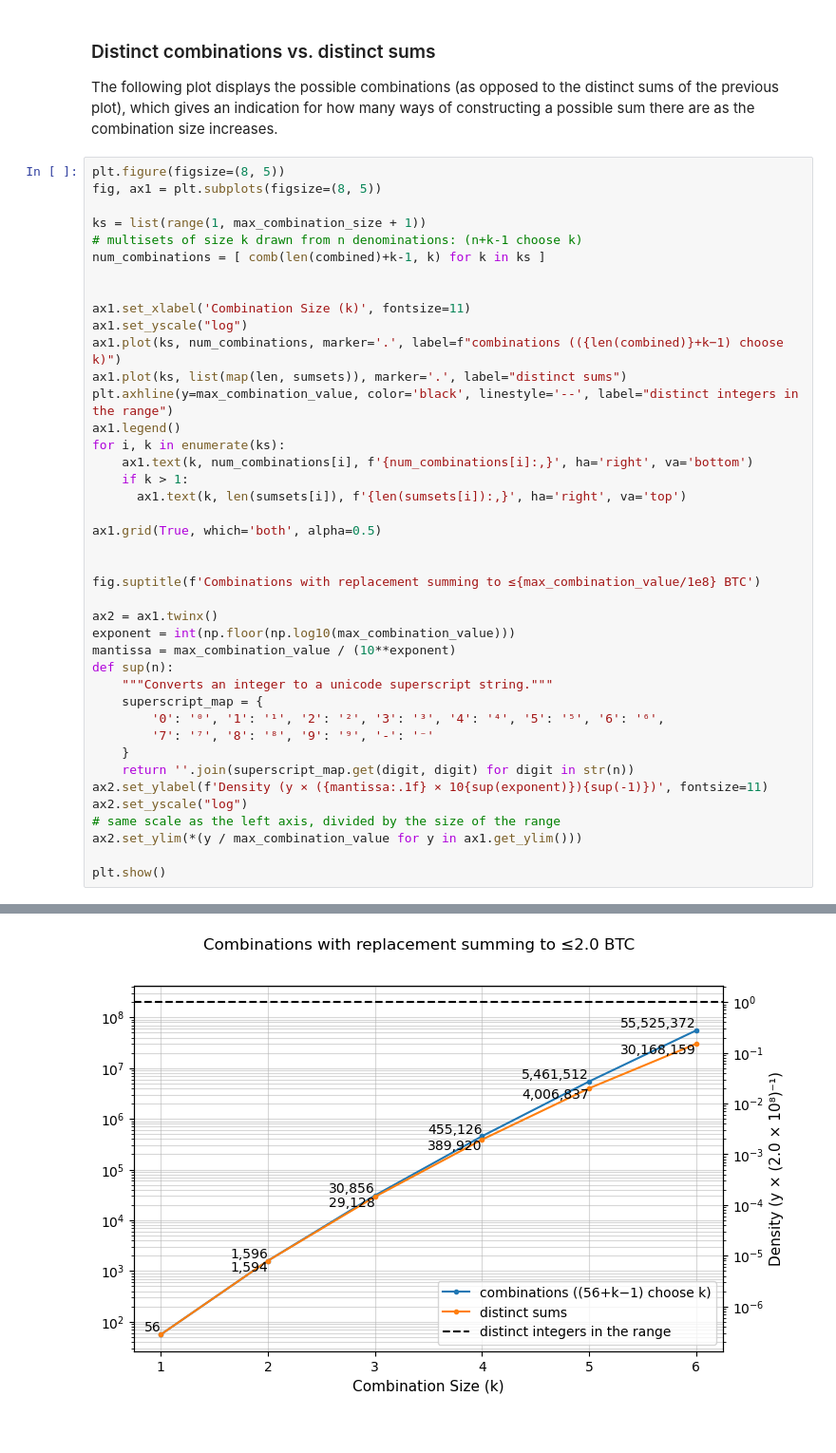
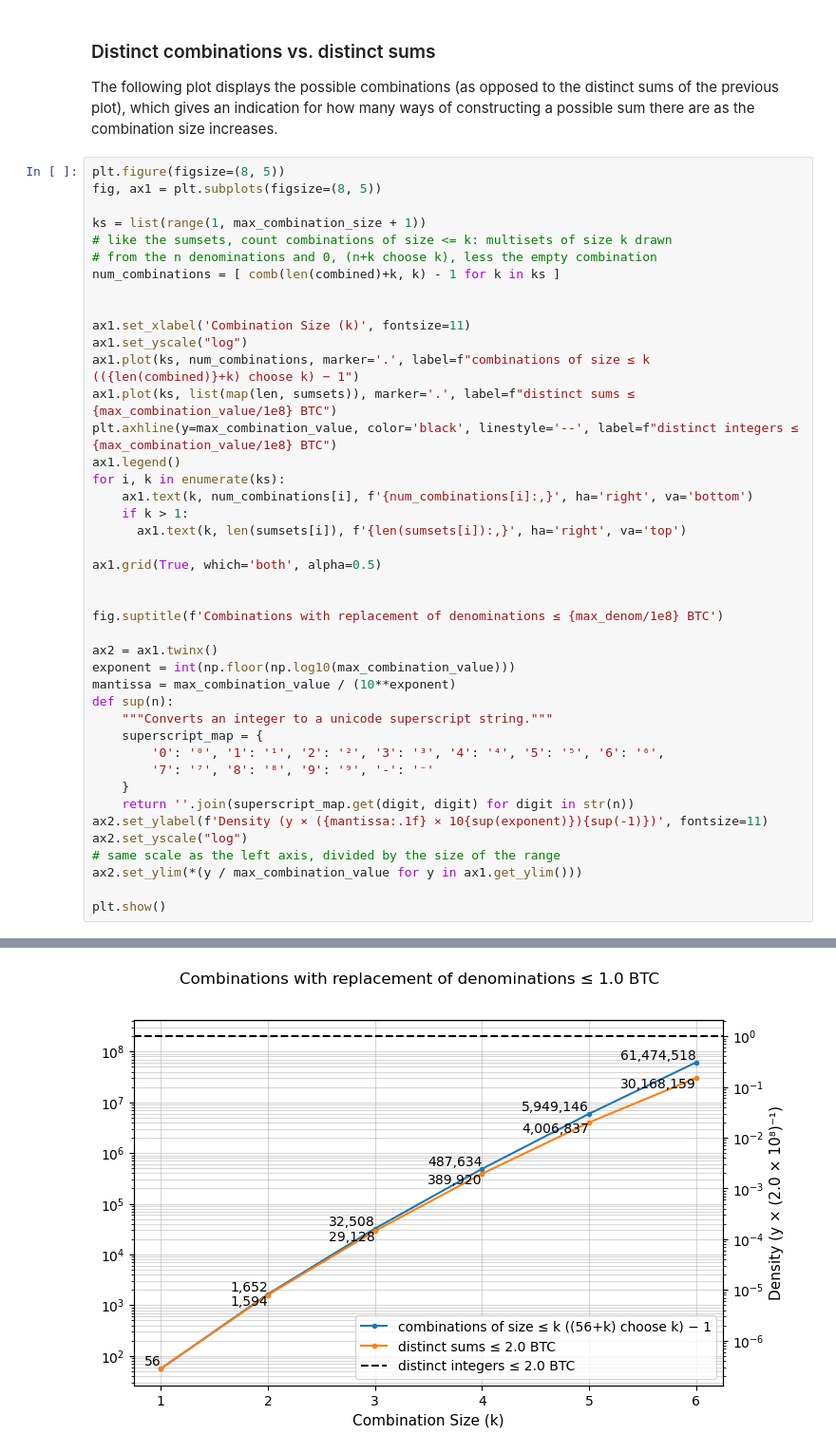
Before and after one commit to fungi-protocol/docs, a Jupyter notebook: Denominations_and_gap_size_distributions.ipynb, the cells around one changed output, grey strips where cells are left out. Shown at 95% size. Drawn from its saved outputs; the diff is of its cells as text.

Commit message:
count combinations of up to k denominations, as the sumsets do
The sumsets draw k values from the denominations and 0, so they hold the
sums of every combination of size at most k. Count those combinations
the same way, (n+k choose k) less the empty combination, which makes the
two curves agree at k=1.

The counted combinations are not limited by their sum, so title the
chart by the denominations they are drawn from and attach the range to
the distinct sums and integers instead.

Co-Authored-By: Claude Opus 5.5 <noreply@anthropic.com>

```diff
--- a/Denominations_and_gap_size_distributions.ipynb
+++ b/Denominations_and_gap_size_distributions.ipynb
@@ -408,42 +408,43 @@ plt.figure(figsize=(8, 5))
 fig, ax1 = plt.subplots(figsize=(8, 5))
 
 ks = list(range(1, max_combination_size + 1))
-# multisets of size k drawn from n denominations: (n+k-1 choose k)
-num_combinations = [ comb(len(combined)+k-1, k) for k in ks ]
+# like the sumsets, count combinations of size <= k: multisets of size k drawn
+# from the n denominations and 0, (n+k choose k), less the empty combination
+num_combinations = [ comb(len(combined)+k, k) - 1 for k in ks ]
 
 
 ax1.set_xlabel('Combination Size (k)', fontsize=11)
 ax1.set_yscale("log")
-ax1.plot(ks, num_combinations, marker='.', label=f"combinations (({len(combined)}+k−1) choose k)")
-ax1.plot(ks, list(map(len, sumsets)), marker='.', label="distinct sums")
-plt.axhline(y=max_combination_value, color='black', linestyle='--', label="distinct integers in the range")
+ax1.plot(ks, num_combinations, marker='.', label=f"combinations of size ≤ k (({len(combined)}+k) choose k) − 1")
+ax1.plot(ks, list(map(len, sumsets)), marker='.', label=f"distinct sums ≤ {max_combination_value/1e8} BTC")
+plt.axhline(y=max_combination_value, color='black', linestyle='--', label=f"distinct integers ≤ {max_combination_value/1e8} BTC")
 ax1.legend()
 for i, k in enumerate(ks):
     ax1.text(k, num_combinations[i], f'{num_combinations[i]:,}', ha='right', va='bottom')
     if k > 1:
       ax1.text(k, len(sumsets[i]), f'{len(sumsets[i]):,}', ha='right', va='top')
 
 ax1.grid(True, which='both', alpha=0.5)
 
 
-fig.suptitle(f'Combinations with replacement summing to ≤{max_combination_value/1e8} BTC')
+fig.suptitle(f'Combinations with replacement of denominations ≤ {max_denom/1e8} BTC')
 
 ax2 = ax1.twinx()
 exponent = int(np.floor(np.log10(max_combination_value)))
 mantissa = max_combination_value / (10**exponent)
 def sup(n):
     """Converts an integer to a unicode superscript string."""
     superscript_map = {
         '0': '⁰', '1': '¹', '2': '²', '3': '³', '4': '⁴', '5': '⁵', '6': '⁶',
         '7': '⁷', '8': '⁸', '9': '⁹', '-': '⁻'
     }
     return ''.join(superscript_map.get(digit, digit) for digit in str(n))
 ax2.set_ylabel(f'Density (y × ({mantissa:.1f} × 10{sup(exponent)}){sup(-1)})', fontsize=11)
 ax2.set_yscale("log")
 # same scale as the left axis, divided by the size of the range
 ax2.set_ylim(*(y / max_combination_value for y in ax1.get_ylim()))
 
 plt.show()
 # %% [output]
 <Figure size 800x500 with 0 Axes>
-[figure, old version]
+[figure, new version]
```
